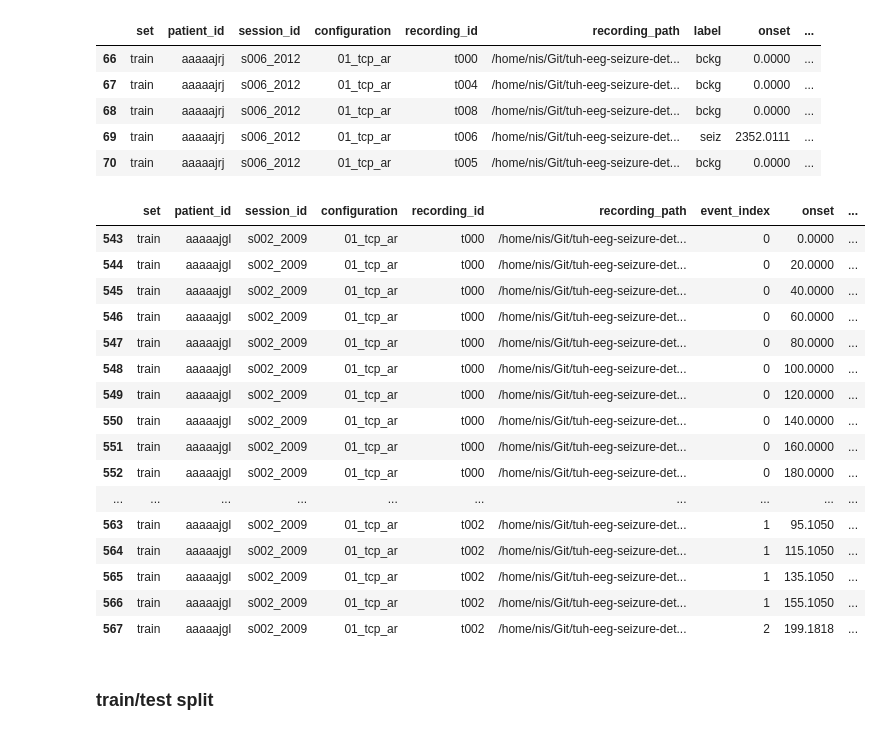
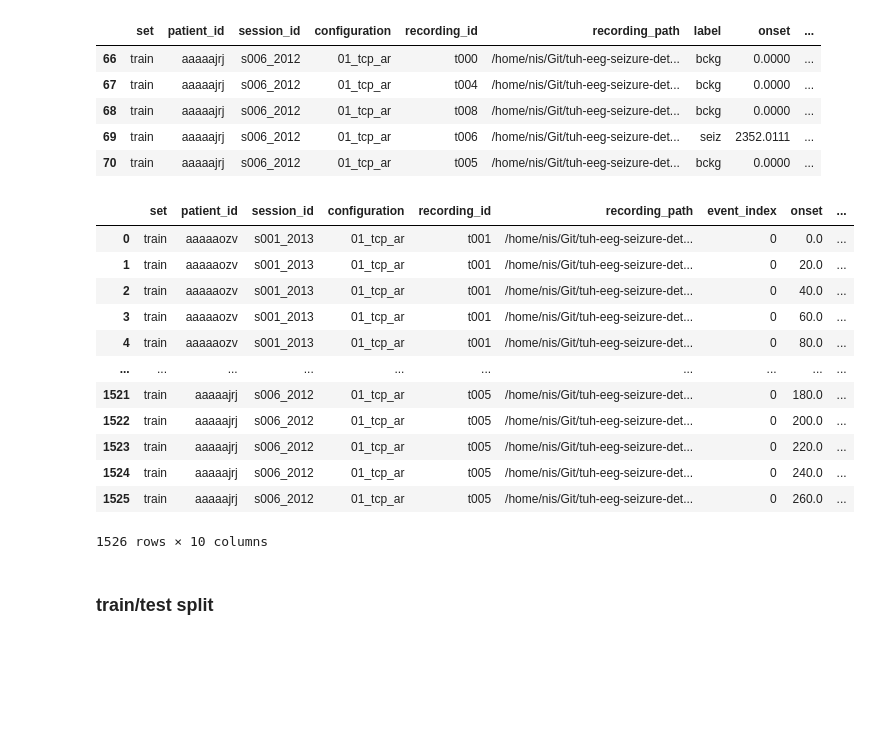
Before and after one commit to JannisHajda/tuh-eeg-seizure-detection, a Jupyter notebook: pre_processing_fast.ipynb, the cells around one changed output. Saved outputs shown, nothing was run; the diff lists cells and outputs as text; code cells hidden in the pictures; blank space fills up the shorter version.

```diff
--- a/pre_processing_fast.ipynb
+++ b/pre_processing_fast.ipynb
@@ -157,50 +157,46 @@ def load_windows(tuh_eeg_seizure_corpus_path: str, window_length: int, overlap:
             events = extract_events_from_annotations(annotation_path)
 
             for i, event in enumerate(events):
                 start_time = event["onset"]
                 stop_time = event["onset"] + event["duration"]
 
                 if stop_time - start_time < WINDOW_LENGTH:
                     continue
 
                 while start_time + WINDOW_LENGTH < stop_time:
                     data.append({
                         "set": set_name,
                         "patient_id": patient_id,
                         "session_id": session_id,
                         "configuration": configuration,
                         "recording_id": recording_id,
                         "recording_path": recording_path,
                         "event_index": i,
                         "onset": start_time,
                         "stop": start_time + WINDOW_LENGTH,
                         "label": event["label"],
                     })
 
                     start_time += WINDOW_LENGTH - OVERLAP
 
     return pd.DataFrame(data, columns=cols)
 
 windows = load_windows(RAW_PATH, WINDOW_LENGTH, OVERLAP, CONFIGURATIONS)
-windows[windows["patient_id"] == "aaaaajgl"]
+windows
 # %% [output]
 |  | set | patient_id | session_id | configuration | recording_id | recording_path | event_index | onset | ... |
-| 543 | train | aaaaajgl | s002_2009 | 01_tcp_ar | t000 | /home/nis/Git/tuh-eeg-seizure-det... | 0 | 0.0000 | ... |
-| 544 | train | aaaaajgl | s002_2009 | 01_tcp_ar | t000 | /home/nis/Git/tuh-eeg-seizure-det... | 0 | 20.0000 | ... |
-| 545 | train | aaaaajgl | s002_2009 | 01_tcp_ar | t000 | /home/nis/Git/tuh-eeg-seizure-det... | 0 | 40.0000 | ... |
-| 546 | train | aaaaajgl | s002_2009 | 01_tcp_ar | t000 | /home/nis/Git/tuh-eeg-seizure-det... | 0 | 60.0000 | ... |
-| 547 | train | aaaaajgl | s002_2009 | 01_tcp_ar | t000 | /home/nis/Git/tuh-eeg-seizure-det... | 0 | 80.0000 | ... |
-| 548 | train | aaaaajgl | s002_2009 | 01_tcp_ar | t000 | /home/nis/Git/tuh-eeg-seizure-det... | 0 | 100.0000 | ... |
-| 549 | train | aaaaajgl | s002_2009 | 01_tcp_ar | t000 | /home/nis/Git/tuh-eeg-seizure-det... | 0 | 120.0000 | ... |
-| 550 | train | aaaaajgl | s002_2009 | 01_tcp_ar | t000 | /home/nis/Git/tuh-eeg-seizure-det... | 0 | 140.0000 | ... |
-| 551 | train | aaaaajgl | s002_2009 | 01_tcp_ar | t000 | /home/nis/Git/tuh-eeg-seizure-det... | 0 | 160.0000 | ... |
-| 552 | train | aaaaajgl | s002_2009 | 01_tcp_ar | t000 | /home/nis/Git/tuh-eeg-seizure-det... | 0 | 180.0000 | ... |
+| 0 | train | aaaaaozv | s001_2013 | 01_tcp_ar | t001 | /home/nis/Git/tuh-eeg-seizure-det... | 0 | 0.0 | ... |
+| 1 | train | aaaaaozv | s001_2013 | 01_tcp_ar | t001 | /home/nis/Git/tuh-eeg-seizure-det... | 0 | 20.0 | ... |
+| 2 | train | aaaaaozv | s001_2013 | 01_tcp_ar | t001 | /home/nis/Git/tuh-eeg-seizure-det... | 0 | 40.0 | ... |
+| 3 | train | aaaaaozv | s001_2013 | 01_tcp_ar | t001 | /home/nis/Git/tuh-eeg-seizure-det... | 0 | 60.0 | ... |
+| 4 | train | aaaaaozv | s001_2013 | 01_tcp_ar | t001 | /home/nis/Git/tuh-eeg-seizure-det... | 0 | 80.0 | ... |
 | ... | ... | ... | ... | ... | ... | ... | ... | ... | ... |
-| 563 | train | aaaaajgl | s002_2009 | 01_tcp_ar | t002 | /home/nis/Git/tuh-eeg-seizure-det... | 1 | 95.1050 | ... |
-| 564 | train | aaaaajgl | s002_2009 | 01_tcp_ar | t002 | /home/nis/Git/tuh-eeg-seizure-det... | 1 | 115.1050 | ... |
-| 565 | train | aaaaajgl | s002_2009 | 01_tcp_ar | t002 | /home/nis/Git/tuh-eeg-seizure-det... | 1 | 135.1050 | ... |
-| 566 | train | aaaaajgl | s002_2009 | 01_tcp_ar | t002 | /home/nis/Git/tuh-eeg-seizure-det... | 1 | 155.1050 | ... |
-| 567 | train | aaaaajgl | s002_2009 | 01_tcp_ar | t002 | /home/nis/Git/tuh-eeg-seizure-det... | 2 | 199.1818 | ... |
+| 1521 | train | aaaaajrj | s006_2012 | 01_tcp_ar | t005 | /home/nis/Git/tuh-eeg-seizure-det... | 0 | 180.0 | ... |
+| 1522 | train | aaaaajrj | s006_2012 | 01_tcp_ar | t005 | /home/nis/Git/tuh-eeg-seizure-det... | 0 | 200.0 | ... |
+| 1523 | train | aaaaajrj | s006_2012 | 01_tcp_ar | t005 | /home/nis/Git/tuh-eeg-seizure-det... | 0 | 220.0 | ... |
+| 1524 | train | aaaaajrj | s006_2012 | 01_tcp_ar | t005 | /home/nis/Git/tuh-eeg-seizure-det... | 0 | 240.0 | ... |
+| 1525 | train | aaaaajrj | s006_2012 | 01_tcp_ar | t005 | /home/nis/Git/tuh-eeg-seizure-det... | 0 | 260.0 | ... |
+1526 rows × 10 columns
 # %% [markdown]
 ### train/test split
 # %%
```
Also changed, not shown: parts of 4 cells of this notebook.
